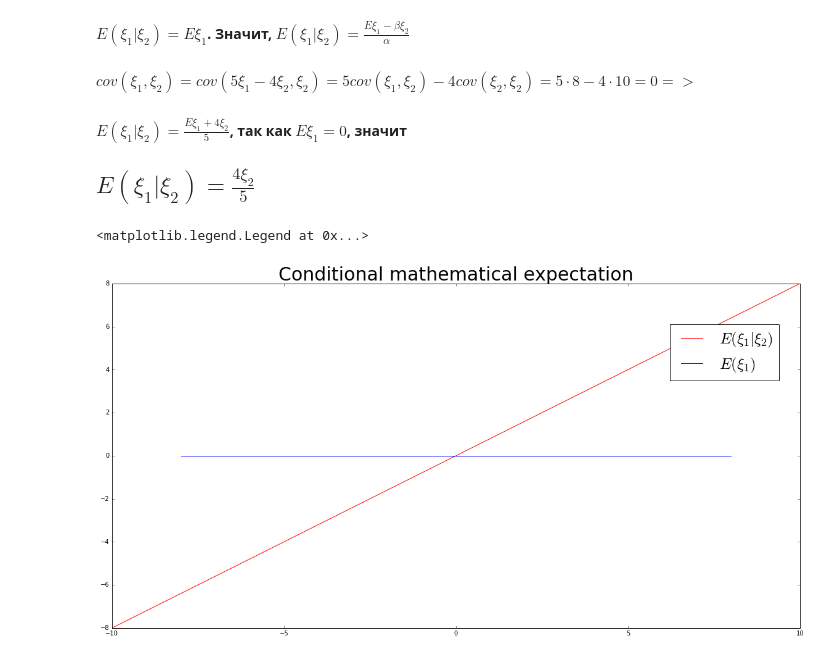
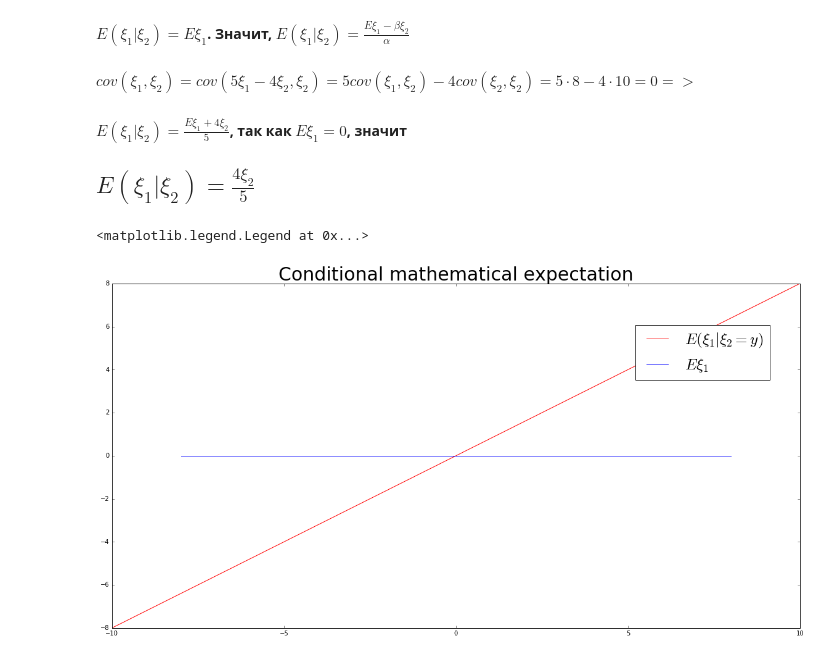
Before and after one commit to egdeliya/math-stat, a Jupyter notebook: Task2/Nurgalieva_497_5_1.ipynb, the cells around one changed output. Cells and saved outputs as stored; diff of their text form; code cells hidden in the pictures.

```diff
--- a/Task2/Nurgalieva_497_5_1.ipynb
+++ b/Task2/Nurgalieva_497_5_1.ipynb
@@ -74,14 +74,14 @@ plt.show()
 # %%
 
 plt.figure(figsize=(20, 10))
 plt.title('Conditional mathematical expectation', fontsize=30)
 
 # рисуем график условного мат ожидания
-plt.plot(np.linspace(-10, 10, 1000), np.linspace(-8, 8, 1000), color='red', label=r'$E(\xi_1|\xi_2)$')
+plt.plot(np.linspace(-10, 10, 1000), np.linspace(-8, 8, 1000), color='red', label=r'$E(\xi_1|\xi_2 = y)$')
 
 # проводим прямую - матожидание кси 1
-plt.plot( np.linspace(-8, 8, 1000), np.linspace(0, 0, 1000), color='blue', label=r'$E(\xi_1)$')
-plt.legend(loc='center left', bbox_to_anchor=(0.8, 0.8), fontsize=25)
+plt.plot( np.linspace(-8, 8, 1000), np.linspace(0, 0, 1000), color='blue', label=r'$E\xi_1$')
+plt.legend(loc='center left', bbox_to_anchor=(0.75, 0.8), fontsize=25)
 # %% [output]
 <matplotlib.legend.Legend at 0x...>
-[figure, old version]
+[figure, new version]
```
Also changed, not shown: 2 other files.
